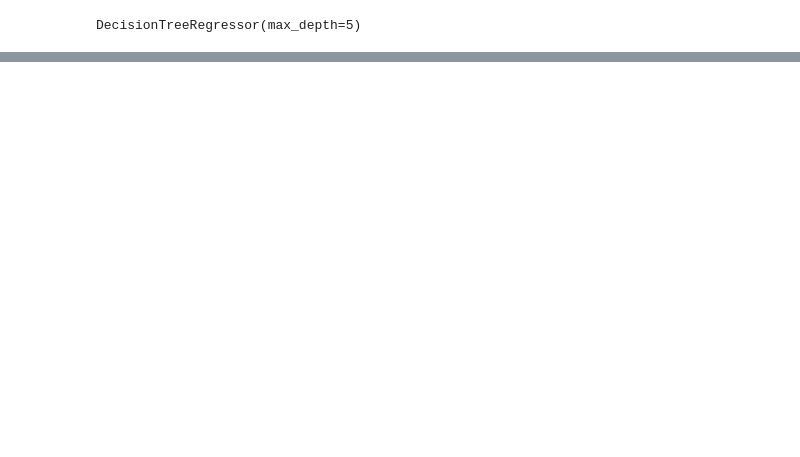
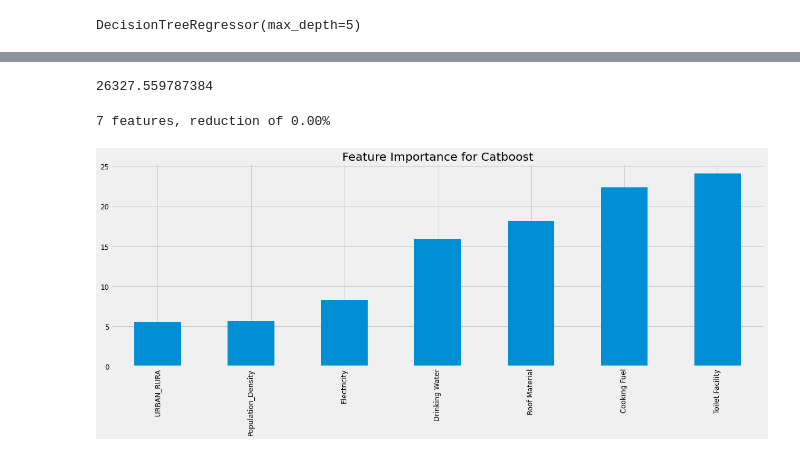
Before and after one commit to cmougan/WRI_WellBeing_Data_Layer, a Jupyter notebook: dssg/carlos/EDA_DHS.ipynb, the cells around one changed output, grey strips where cells are left out. Cells and saved outputs as stored; diff of their text form; code cells hidden in the pictures; blank space fills up the shorter version.

```diff
--- a/dssg/carlos/EDA_DHS.ipynb
+++ b/dssg/carlos/EDA_DHS.ipynb
@@ -190,0 +246,6 @@ plot_tree(pipe.named_steps["model"],max_depth=3,feature_names=X_tr.columns,fille
+# %%
+model = CatBoostRegressor(iterations=200,verbose=0)
+enc = CatBoostEncoder()
+pipe = Pipeline([('enc',enc), ('model',model)])
+
+pipe.fit(X_tr,y_tr)
@@ -190,0 +260,13 @@ plot_tree(pipe.named_steps["model"],max_depth=3,feature_names=X_tr.columns,fille
+# %%
+mean_absolute_error(pipe.predict(X_te),y_te)
+# %% [output]
+26327.559787384
+# %%
+plot_feature_importance(
+    pipe[:-1].transform(X_tr).columns,
+    pipe.named_steps["model"].get_feature_importance(),
+    20,
+)
+# %% [output]
+7 features, reduction of 0.00%
+[figure, added]
```
Also changed, not shown: parts of 22 cells of this notebook, 6 other files.
